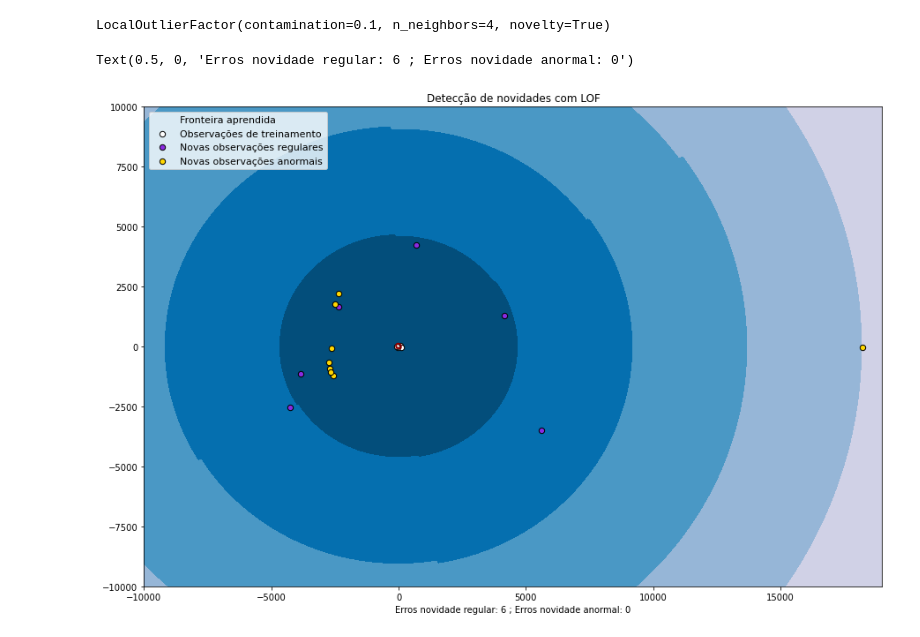
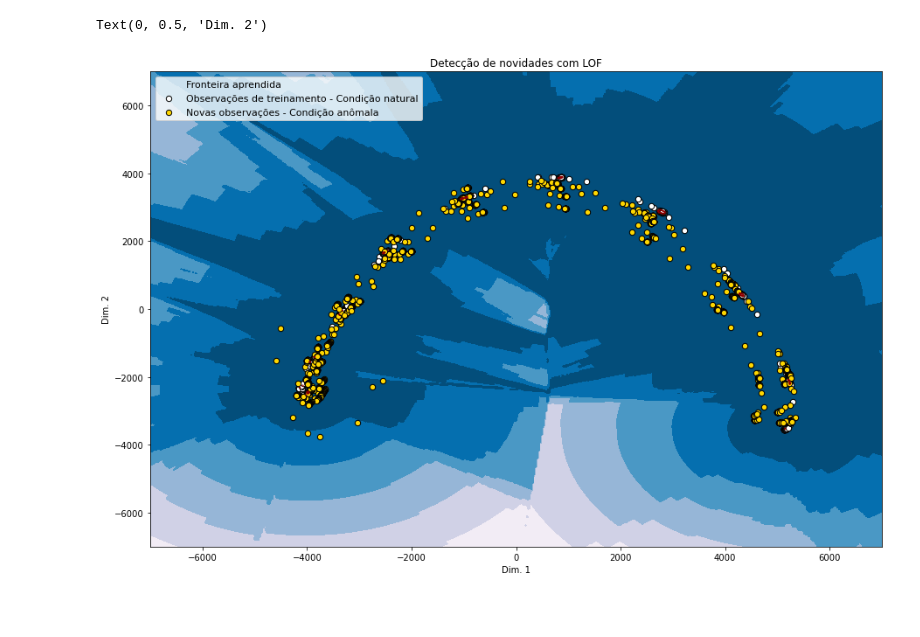
Before and after one commit to AlxDev-hub/Deteccao_novidades_LOF, a Jupyter notebook: Aplicacao_LOF-Novelty_PZT.ipynb, the cells around one changed output. Drawn from its saved outputs; the diff is of its cells as text; code cells hidden in the pictures; blank space fills up the shorter version.

```diff
--- a/Aplicacao_LOF-Novelty_PZT.ipynb
+++ b/Aplicacao_LOF-Novelty_PZT.ipynb
@@ -97,6 +179,35 @@ display(principalDf_X_outliers)
 # %%
-#Ajustar o modelo para detecção de novidade (novelty = True)
-clf = LocalOutlierFactor(n_neighbors=4, novelty=True, contamination=0.1)
-clf.fit(principalDf_X_train)
+xx, yy = np.meshgrid(np.linspace(-7000, 7000, 500), np.linspace(-7000, 7000, 500))
+
+Z = clf.decision_function(np.c_[xx.ravel(), yy.ravel()])
+Z = Z.reshape(xx.shape)
+
+plt.figure(figsize=(15,10))
+plt.title("Detecção de novidades com LOF")
+plt.contourf(xx, yy, Z, levels=np.linspace(Z.min(), 0, 7), cmap=plt.cm.PuBu)
+a = plt.contour(xx, yy, Z, levels=[0], linewidths=2, colors="darkred")
+plt.contourf(xx, yy, Z, levels=[0, Z.max()], colors="palevioletred")
+
+s = 40
+b1 = plt.scatter(principalDf_X_train[0], principalDf_X_train[1], c="white", s=s, edgecolors="k")
+c = plt.scatter(principalDf_X_anomalia[0], principalDf_X_anomalia[1], c="gold", s=s, edgecolors="k")
+plt.axis("tight")
+plt.xlim((-7000, 7000))
+plt.ylim((-7000, 7000))
+
+plt.legend(
+    [a.collections[0], b1, c],
+    [
+        "Fronteira aprendida",
+        "Observações de treinamento - Condição natural",
+        "Novas observações - Condição anômala",
+    ],
+    loc="upper left",
+    prop=matplotlib.font_manager.FontProperties(size=11),
+)
+
+plt.xlabel("Dim. 1")
+plt.ylabel("Dim. 2")
 # %% [output]
-LocalOutlierFactor(contamination=0.1, n_neighbors=4, novelty=True)
+Text(0, 0.5, 'Dim. 2')
+[figure, added]
@@ -111,40 +213,0 @@ n_error_outliers = y_pred_outliers[y_pred_outliers == 1].size
-# %%
-#Grafico
-xx, yy = np.meshgrid(np.linspace(-10000, 19000, 500), np.linspace(-10000, 19000, 500))
-
-Z = clf.decision_function(np.c_[xx.ravel(), yy.ravel()])
-Z = Z.reshape(xx.shape)
-
-plt.figure(figsize=(15,10))
-plt.title("Detecção de novidades com LOF")
-plt.contourf(xx, yy, Z, levels=np.linspace(Z.min(), 0, 7), cmap=plt.cm.PuBu)
-a = plt.contour(xx, yy, Z, levels=[0], linewidths=2, colors="darkred")
-plt.contourf(xx, yy, Z, levels=[0, Z.max()], colors="palevioletred")
-
-s = 40
-b1 = plt.scatter(principalDf_X_train[0], principalDf_X_train[1], c="white", s=s, edgecolors="k")
-b2 = plt.scatter(principalDf_X_test[0], principalDf_X_test[1], c="blueviolet", s=s, edgecolors="k")
-c = plt.scatter(principalDf_X_outliers[0], principalDf_X_outliers[1], c="gold", s=s, edgecolors="k")
-plt.axis("tight")
-plt.xlim((-10000, 19000))
-plt.ylim((-10000, 10000))
-
-plt.legend(
-    [a.collections[0], b1, b2, c],
-    [
-        "Fronteira aprendida",
-        "Observações de treinamento",
-        "Novas observações regulares",
-        "Novas observações anormais",
-    ],
-    loc="upper left",
-    prop=matplotlib.font_manager.FontProperties(size=11),
-)
-
-plt.xlabel(
-    "Erros novidade regular: %d ; Erros novidade anormal: %d"
-    % (n_error_test, n_error_outliers)
-)
-# %% [output]
-Text(0.5, 0, 'Erros novidade regular: 6 ; Erros novidade anormal: 0')
-[figure, removed]
```
Also changed, not shown: parts of 14 cells of this notebook.
